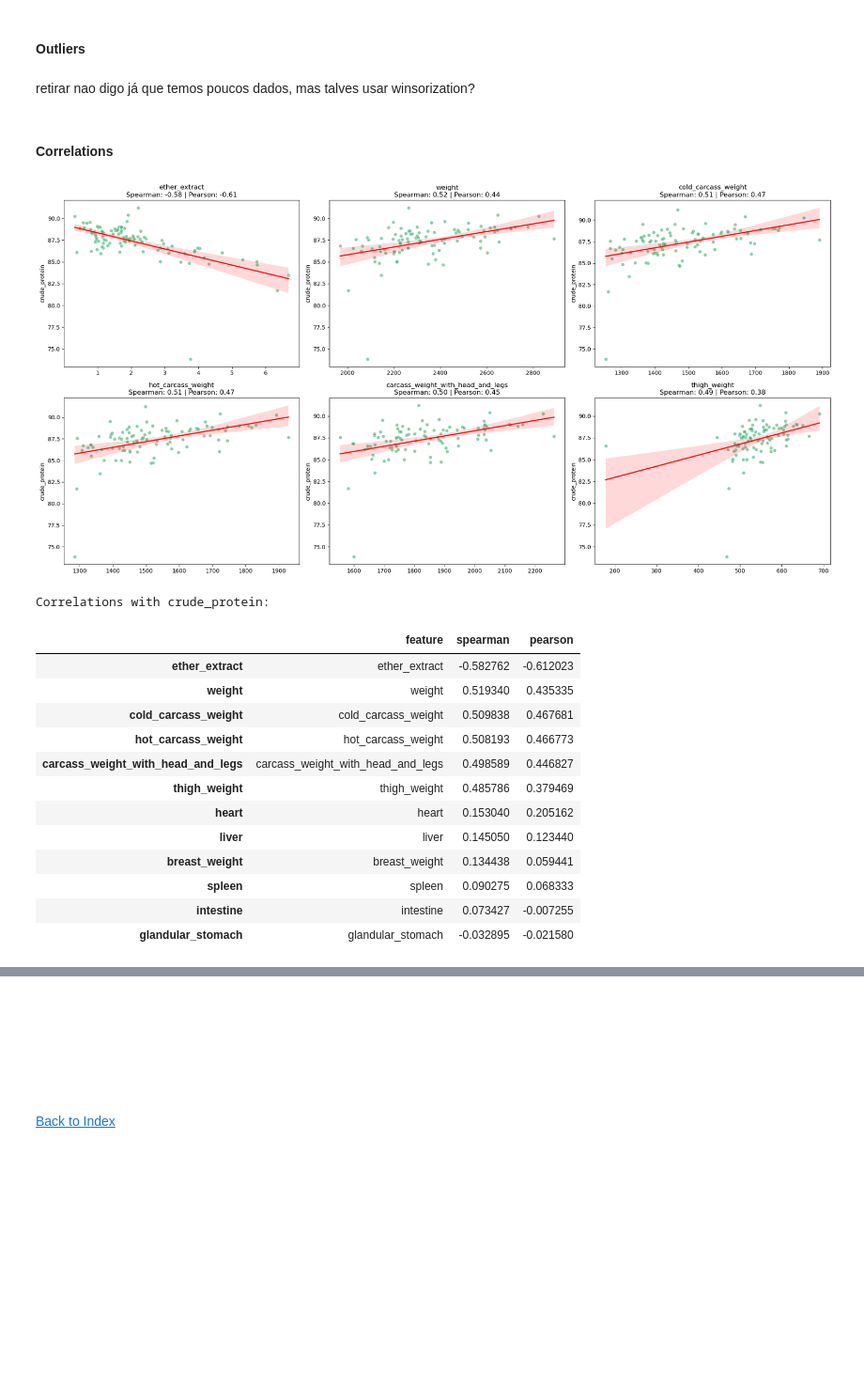
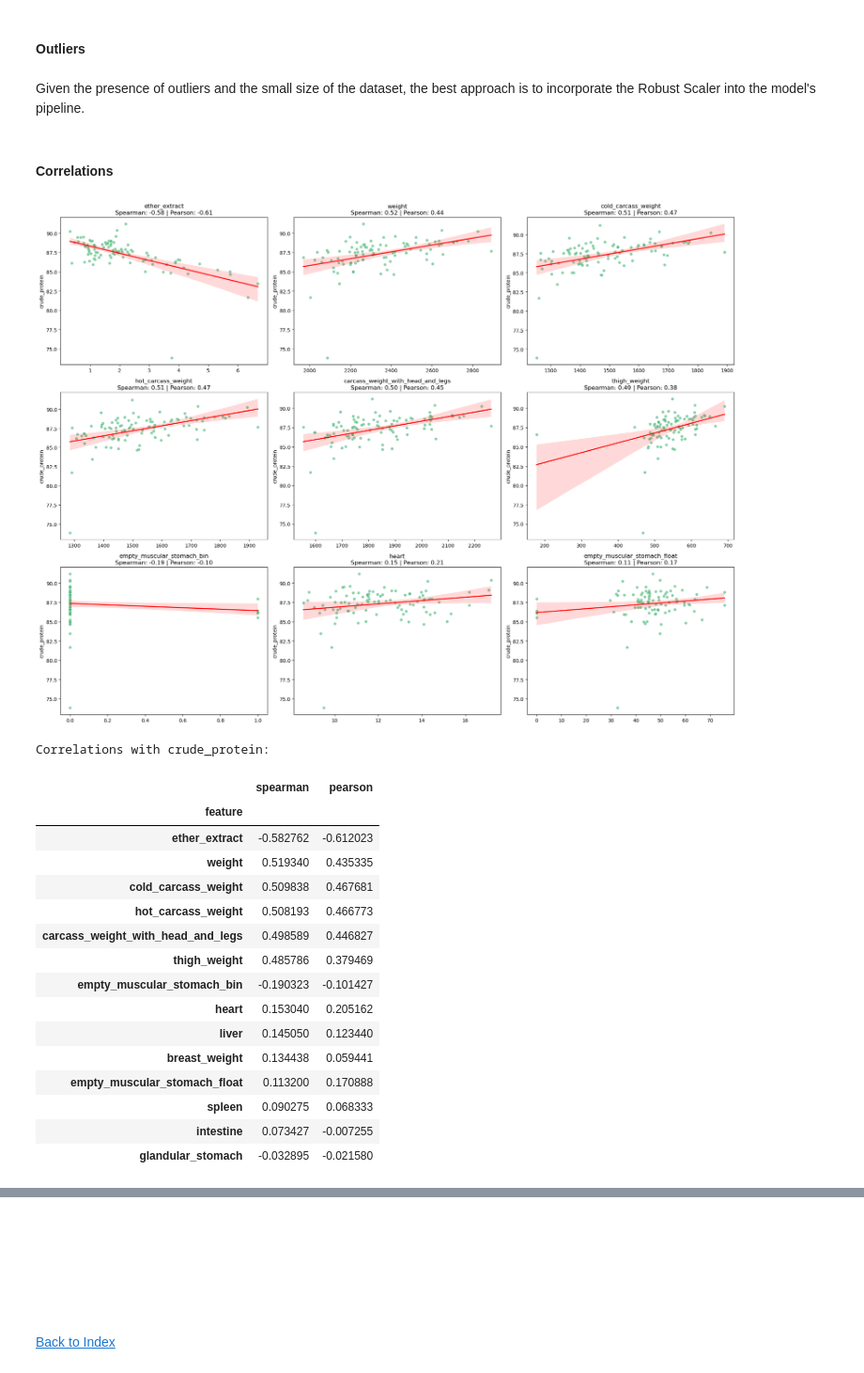
Before and after one commit to CatarinaGN/Neural-and-Evolutionary-Learning, a Jupyter notebook: NEL_1.ipynb, the cells around one changed output, grey strips where cells are left out. Shown at 94% size. Saved outputs shown, nothing was run; the diff lists cells and outputs as text; code cells hidden in the pictures; blank space fills up the shorter version.

```diff
--- a/NEL_1.ipynb
+++ b/NEL_1.ipynb
@@ -265,12 +303,20 @@ ver se metemos bin ou continua tmb
+# %%
+df['empty_muscular_stomach_bin'] = np.where(
+    df['empty_muscular_stomach'] == '/', 1, 0
+).astype(int)
+# %%
+df['empty_muscular_stomach_float'] = df['empty_muscular_stomach'].replace('/', 0).astype(float)
 # %% [markdown]
 #### Outliers
 # %%
 plot_boxplots(df, df.columns)
 # %% [markdown]
-retirar nao digo já que temos poucos dados, mas talves usar winsorization?
+Given the presence of outliers and the small size of the dataset, the best approach is to incorporate the Robust Scaler into the model's pipeline.
 # %% [markdown]
 #### Correlations
 # %%
+#code adapted from previous work
+
 # correlations with crude_protein
 target = 'crude_protein'
 numeric_cols = df.select_dtypes(include=['number']).columns
@@ -289,7 +335,7 @@ corr_df = pd.DataFrame({
 }).sort_values(by='spearman', key=abs, ascending=False)
 
 # Set threshold (adjust as needed)
-threshold = 0.3
+threshold = 0.15
 significant_features = corr_df[(abs(corr_df['spearman']) >= threshold) |
                              (abs(corr_df['pearson']) >= threshold)]
 
@@ -308,46 +354,50 @@ if num_features > 0:  # Only proceed if there are significant features
         feature = row['feature']
 
         # Scatterplot
         sns.scatterplot(x=df[feature], y=df[target], ax=ax, color='mediumseagreen', alpha=0.6)
 
         # Regression line if possible
         if df[feature].nunique() > 1:
             try:
                 sns.regplot(x=df[feature], y=df[target], ax=ax,
                             scatter=False, color='red', line_kws={'linewidth':2})
             except:
                 pass
 
         # Add correlation info to title
         ax.set_title(f"{feature}\nSpearman: {row['spearman']:.2f} | Pearson: {row['pearson']:.2f}")
         ax.set_xlabel('')
         ax.set_ylabel('crude_protein')
 
     # Hide empty subplots
     for j in range(i+1, num_rows*num_cols):
         fig.delaxes(axes.flatten()[j])
 
     plt.tight_layout()
     plt.show()
 
     # Show correlation table
+    corr_df = corr_df.set_index('feature')
     print("Correlations with crude_protein:")
-    display(corr_df.style.background_gradient(cmap='Greens', vmin=-1, vmax=1))
+    display(corr_df.style.background_gradient(cmap='BuGn', vmin=-1, vmax=1))
 else:
     print(f"No features found with correlation >= {threshold}")
 # %% [output]
-[figure, old version]
+[figure, new version]
 Correlations with crude_protein:
-|  | feature | spearman | pearson |
-| ether_extract | ether_extract | -0.582762 | -0.612023 |
-| weight | weight | 0.519340 | 0.435335 |
-| cold_carcass_weight | cold_carcass_weight | 0.509838 | 0.467681 |
-| hot_carcass_weight | hot_carcass_weight | 0.508193 | 0.466773 |
-| carcass_weight_with_head_and_legs | carcass_weight_with_head_and_legs | 0.498589 | 0.446827 |
-| thigh_weight | thigh_weight | 0.485786 | 0.379469 |
-| heart | heart | 0.153040 | 0.205162 |
-| liver | liver | 0.145050 | 0.123440 |
-| breast_weight | breast_weight | 0.134438 | 0.059441 |
-| spleen | spleen | 0.090275 | 0.068333 |
-| intestine | intestine | 0.073427 | -0.007255 |
-| glandular_stomach | glandular_stomach | -0.032895 | -0.021580 |
+|  | spearman | pearson |
+| feature |  |  |
+| ether_extract | -0.582762 | -0.612023 |
+| weight | 0.519340 | 0.435335 |
+| cold_carcass_weight | 0.509838 | 0.467681 |
+| hot_carcass_weight | 0.508193 | 0.466773 |
+| carcass_weight_with_head_and_legs | 0.498589 | 0.446827 |
+| thigh_weight | 0.485786 | 0.379469 |
+| empty_muscular_stomach_bin | -0.190323 | -0.101427 |
+| heart | 0.153040 | 0.205162 |
+| liver | 0.145050 | 0.123440 |
+| breast_weight | 0.134438 | 0.059441 |
+| empty_muscular_stomach_float | 0.113200 | 0.170888 |
+| spleen | 0.090275 | 0.068333 |
+| intestine | 0.073427 | -0.007255 |
+| glandular_stomach | -0.032895 | -0.021580 |
```
Also changed, not shown: parts of 30 cells of this notebook.
